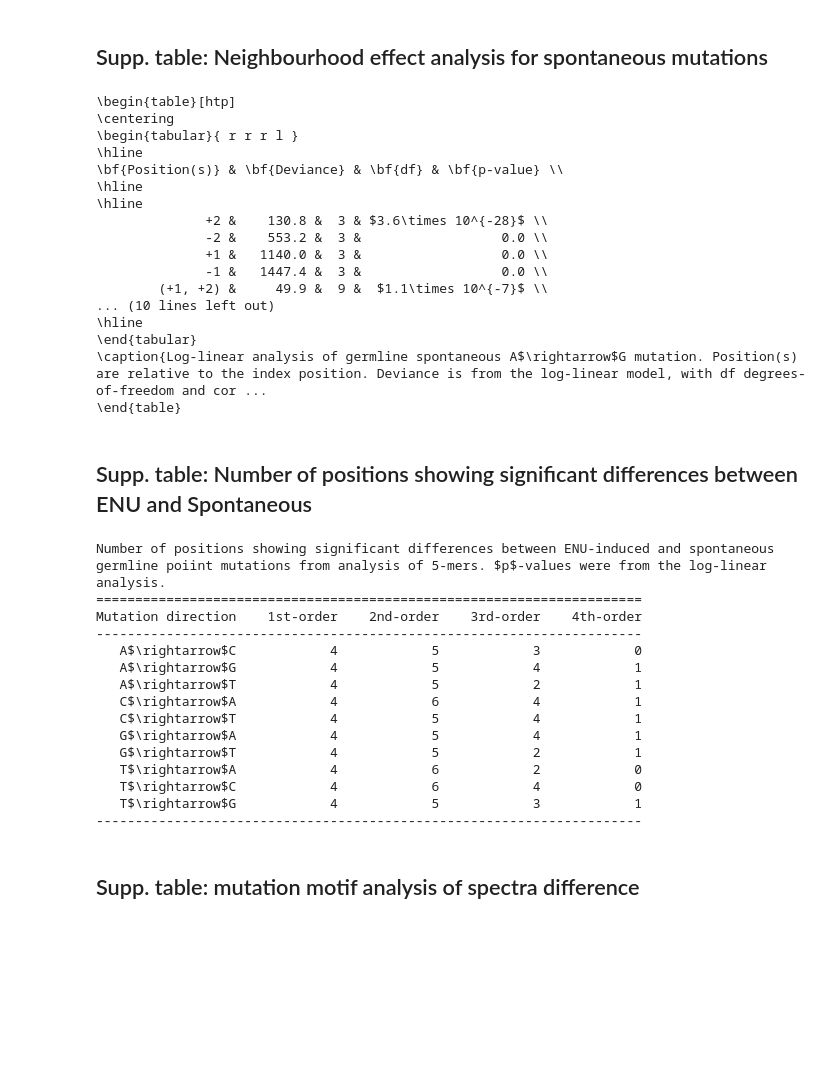
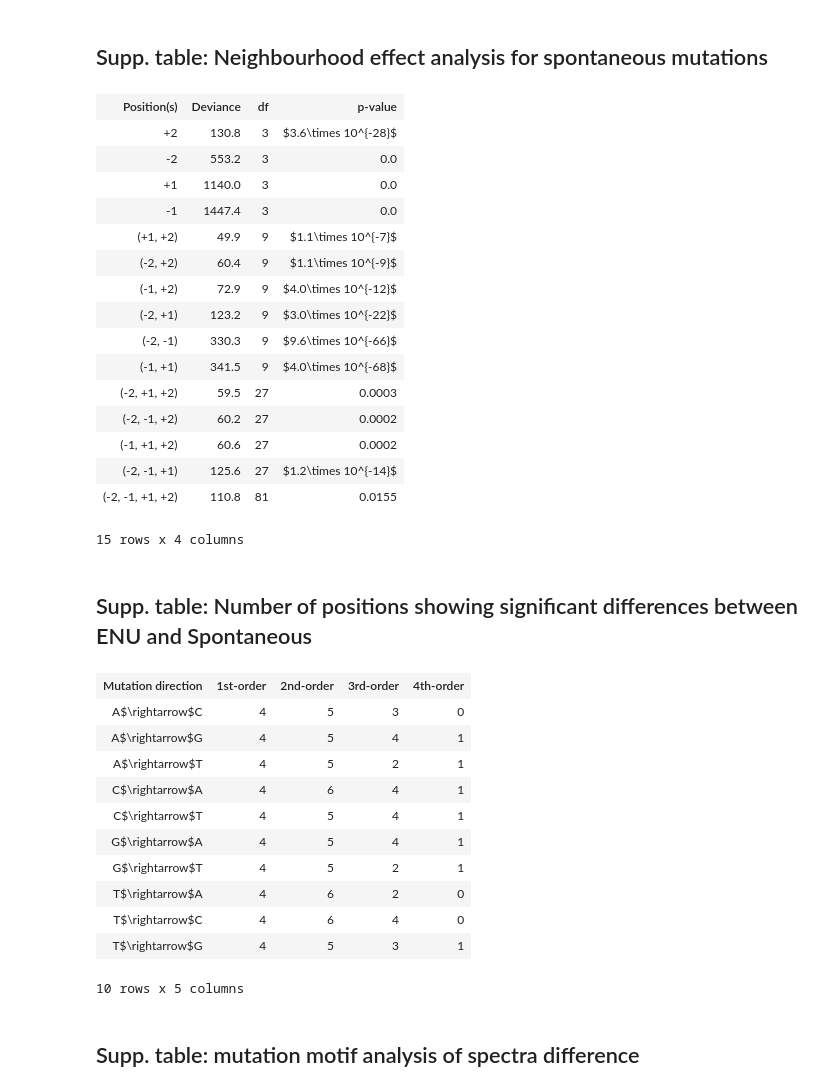
Before and after one commit to HuttleyLab/enuproject, a Jupyter notebook: manuscript_figs_tables.ipynb, the cells around one changed output. Drawn from its saved outputs; the diff is of its cells as text; code cells hidden in the pictures; blank space fills up the shorter version.

```diff
--- a/manuscript_figs_tables.ipynb
+++ b/manuscript_figs_tables.ipynb
@@ -575,41 +531,40 @@ Log-linear analysis of ENU-induced A$\rightarrow$G mutation. Position(s) are rel
 # %%
 fns = !ls loglin/results/germline_variants/autosomes/directions/AtoG/*.txt
 tab_spontaneous = LoadTable(fns[0], sep="\t")
 tab_spontaneous = tab_spontaneous.with_new_column("Position(s)", format_positions, columns=["Position"])
 tab_spontaneous = tab_spontaneous.get_columns(["Position(s)", "Deviance", "df", "prob"])
 tab_spontaneous = tab_spontaneous.with_new_header("prob", "p-value")
 tab_spontaneous.format_column("p-value", format_pvalue)
 tab_spontaneous.format_column("Deviance", "%.1f")
 tab_spontaneous = tab_spontaneous.sorted(columns=["df", "Deviance"])
 
 tab_spontaneous.title = r"Log-linear analysis of germline spontaneous A$\rightarrow$G mutation. "\
 +r"Position(s) are relative to the index position. Deviance is from the log-linear model, "\
 +r"with df degrees-of-freedom and corresponding $p$-value obtained from the $\chi^2$ "\
 +r"distribution. $p$-values listed as 0.0 are below the limit of detection. "\
 +r"See \citet{zhu2017statistical} for a more detailed description of the log-linear models."
-# print (tab_spontaneous)
 
 label = "suptable:a-g:germline"
 all_supp_dict[label] = format_latex_table(tab_spontaneous, justify="rrrl", label=label)
-print(all_supp_dict[label])
+tab_spontaneous
 # %% [output]
+| Position(s) | Deviance | df | p-value |
+| +2 | 130.8 | 3 | $3.6\times 10^{-28}$ |
+| -2 | 553.2 | 3 | 0.0 |
+| +1 | 1140.0 | 3 | 0.0 |
+| -1 | 1447.4 | 3 | 0.0 |
+| (+1, +2) | 49.9 | 9 | $1.1\times 10^{-7}$ |
+| (-2, +2) | 60.4 | 9 | $1.1\times 10^{-9}$ |
+| (-1, +2) | 72.9 | 9 | $4.0\times 10^{-12}$ |
+| (-2, +1) | 123.2 | 9 | $3.0\times 10^{-22}$ |
+| (-2, -1) | 330.3 | 9 | $9.6\times 10^{-66}$ |
+| (-1, +1) | 341.5 | 9 | $4.0\times 10^{-68}$ |
+| (-2, +1, +2) | 59.5 | 27 | 0.0003 |
+| (-2, -1, +2) | 60.2 | 27 | 0.0002 |
+| (-1, +1, +2) | 60.6 | 27 | 0.0002 |
+| (-2, -1, +1) | 125.6 | 27 | $1.2\times 10^{-14}$ |
+| (-2, -1, +1, +2) | 110.8 | 81 | 0.0155 |
-\begin{table}[htp]
-\centering
-\begin{tabular}{ r r r l }
-\hline
-\bf{Position(s)} & \bf{Deviance} & \bf{df} & \bf{p-value} \\
-\hline
-\hline
-              +2 &    130.8 &  3 & $3.6\times 10^{-28}$ \\
-              -2 &    553.2 &  3 &                  0.0 \\
-              +1 &   1140.0 &  3 &                  0.0 \\
-              -1 &   1447.4 &  3 &                  0.0 \\
-        (+1, +2) &     49.9 &  9 &  $1.1\times 10^{-7}$ \\
-... (10 lines left out)
-\hline
-\end{tabular}
-\caption{Log-linear analysis of germline spontaneous A$\rightarrow$G mutation. Position(s) are relative to the index position. Deviance is from the log-linear model, with df degrees-of-freedom and cor ...
-\end{table}
+15 rows x 4 columns
 # %% [markdown]
 ## Supp. table: Number of positions showing significant differences between ENU and Spontaneous
 # %%
@@ -650,26 +605,23 @@ p_sum_tab = LoadTable(header=p_sum_header, rows=p_sum_rows, sep='\t')
 p_sum_tab.title = r"Number of positions showing significant differences between ENU-induced and "\
 +r"spontaneous germline poiint mutations from analysis of 5-mers. $p$-values were "\
 +r"from the log-linear analysis."
-print (p_sum_tab)
 
 label = "suptable:p_sum_tab"
 all_supp_dict[label] = format_latex_table(p_sum_tab, justify="ccccc", label=label)
+p_sum_tab
 # %% [output]
+| Mutation direction | 1st-order | 2nd-order | 3rd-order | 4th-order |
+| A$\rightarrow$C | 4 | 5 | 3 | 0 |
+| A$\rightarrow$G | 4 | 5 | 4 | 1 |
+| A$\rightarrow$T | 4 | 5 | 2 | 1 |
+| C$\rightarrow$A | 4 | 6 | 4 | 1 |
+| C$\rightarrow$T | 4 | 5 | 4 | 1 |
+| G$\rightarrow$A | 4 | 5 | 4 | 1 |
+| G$\rightarrow$T | 4 | 5 | 2 | 1 |
+| T$\rightarrow$A | 4 | 6 | 2 | 0 |
+| T$\rightarrow$C | 4 | 6 | 4 | 0 |
+| T$\rightarrow$G | 4 | 5 | 3 | 1 |
-Number of positions showing significant differences between ENU-induced and spontaneous germline poiint mutations from analysis of 5-mers. $p$-values were from the log-linear analysis.
-======================================================================
-Mutation direction    1st-order    2nd-order    3rd-order    4th-order
-----------------------------------------------------------------------
-   A$\rightarrow$C            4            5            3            0
-   A$\rightarrow$G            4            5            4            1
-   A$\rightarrow$T            4            5            2            1
-   C$\rightarrow$A            4            6            4            1
-   C$\rightarrow$T            4            5            4            1
-   G$\rightarrow$A            4            5            4            1
-   G$\rightarrow$T            4            5            2            1
-   T$\rightarrow$A            4            6            2            0
-   T$\rightarrow$C            4            6            4            0
-   T$\rightarrow$G            4            5            3            1
-----------------------------------------------------------------------
+10 rows x 5 columns
 # %% [markdown]
 ## Supp. table: mutation motif analysis of spectra difference
 # %%
```
Also changed, not shown: parts of 21 cells of this notebook.
